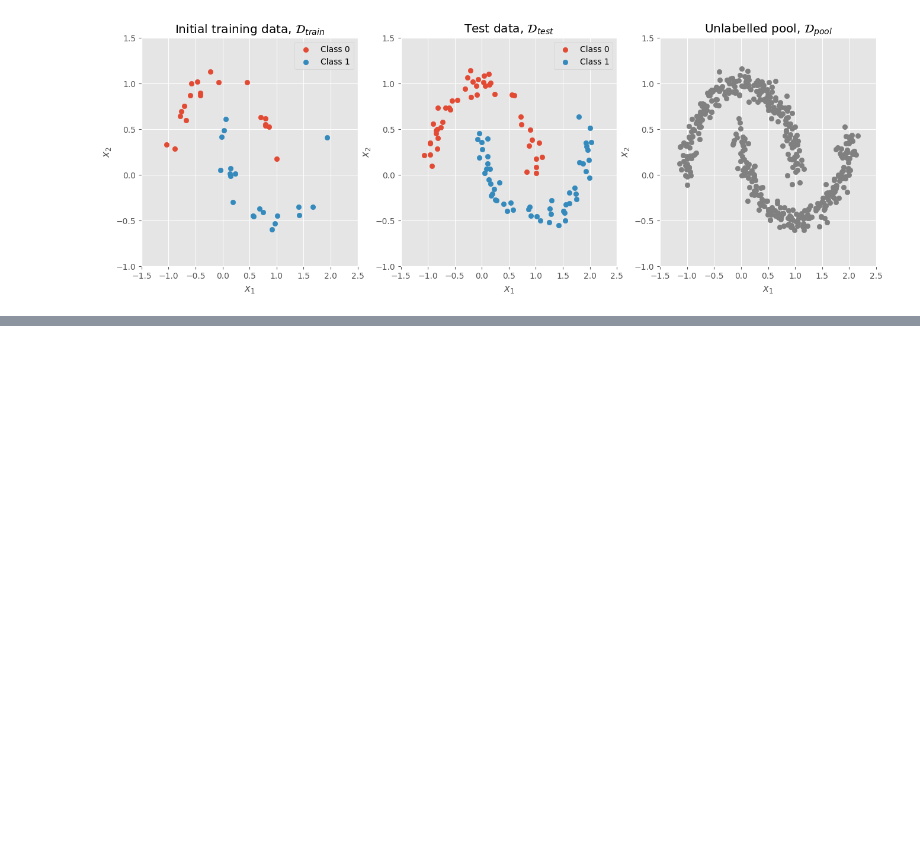
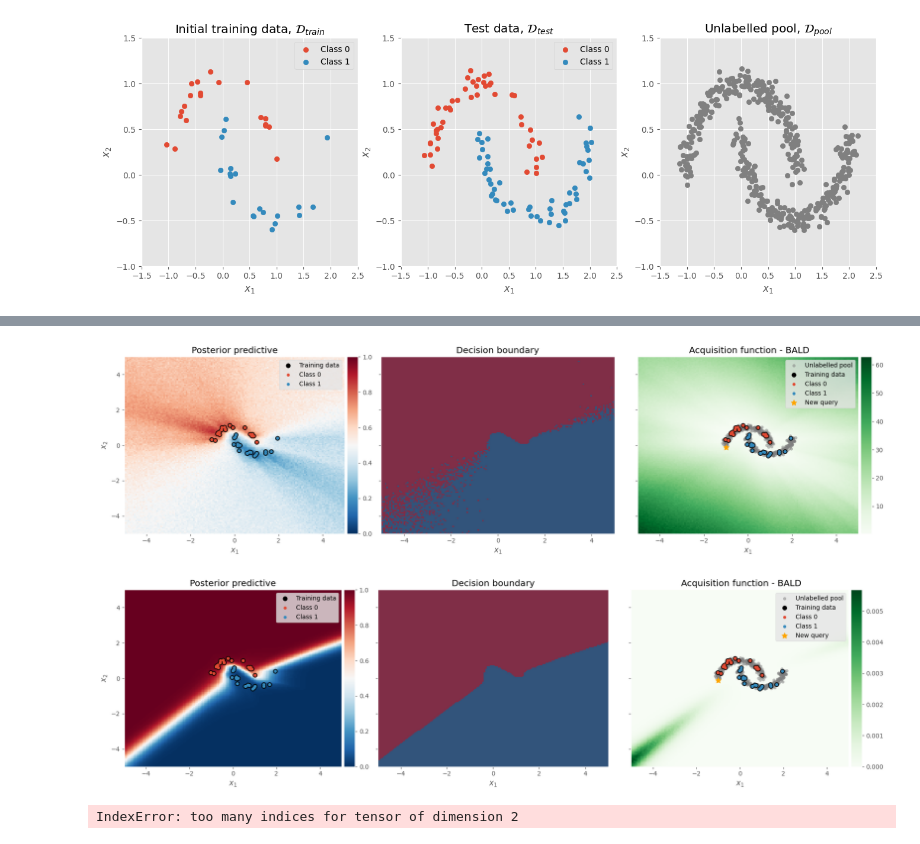
Before and after one commit to albertkjoller/abdl, a Jupyter notebook: notebooks/2D_LLLA.ipynb, the cells around one changed output, grey strips where cells are left out. Cells and saved outputs as stored; diff of their text form; code cells hidden in the pictures; blank space fills up the shorter version.

Commit message:
fix grid-like pattern by logsumexp for BALD

```diff
--- a/notebooks/2D_LLLA.ipynb
+++ b/notebooks/2D_LLLA.ipynb
@@ -230 +276,59 @@ from src.methods.acquisition_functions import Entropy, Entropy_temp, BALD_temp,
+# %%
+model.predict_proba     = model.predict_posterior_proba
+model.variance_factor   = 1.
+with torch.no_grad():
+    # Define acquisition function
+    acq_fun         = BALD(query_n_points=None, n_posterior_samples=2000)
+
+    # Get acquisition function score and the items to query
+    _, query_idxs   = acq_fun(Xpool, model=model)
+    next_query      = Xpool[query_idxs[0]]
+
+    # Visualize
+    axs = plot_example(acq_fun, next_query, P=150, auto_zoom=False, zoom=([-5, 5], [-5, 5]))
+    plt.tight_layout()
+    plt.show()
+
+model.variance_factor   = 1e-6
+with torch.no_grad():
+    # Define acquisition function
+    acq_fun         = BALD(query_n_points=None, n_posterior_samples=2000)
+
+    # Get acquisition function score and the items to query
+    _, query_idxs   = acq_fun(Xpool, model=model)
+    next_query      = Xpool[query_idxs[0]]
+
+    # Visualize
+    axs = plot_example(acq_fun, next_query, P=150, auto_zoom=False, zoom=([-5, 5], [-5, 5]))
+    plt.tight_layout()
+    plt.show()
+# %% [output]
+[figure, added]
+[figure, added]
+# %%
+
+model.variance_factor   = 1.
+with torch.no_grad():
+    # Define acquisition function
+    target_input_dist = MultivariateGaussian(mu=[1.5, -1.5], Sigma=np.eye(2) / 4)
+
+    # Define acquisition function
+    acq_fun = GeneralEPIG(
+        query_n_points=None,
+        target_input_distribution=target_input_dist,
+        n_posterior_samples=5000,
+        n_target_input_samples=500,
+        version='mine',
+    )
+
+    # Get acquisition function score and the items to query
+    _, query_idxs   = acq_fun(Xpool, model=model)
+    next_query      = Xpool[query_idxs[0]]
+
+    # Visualize
+    axs = plot_example(acq_fun, next_query, P=30, auto_zoom=False, zoom=([-5, 5], [-5, 5]))
+    plt.tight_layout()
+    plt.show()
+# %% [output]
+IndexError: too many indices for tensor of dimension 2
 # %%
```
Also changed, not shown: parts of 12 cells of this notebook, 2 other files.
